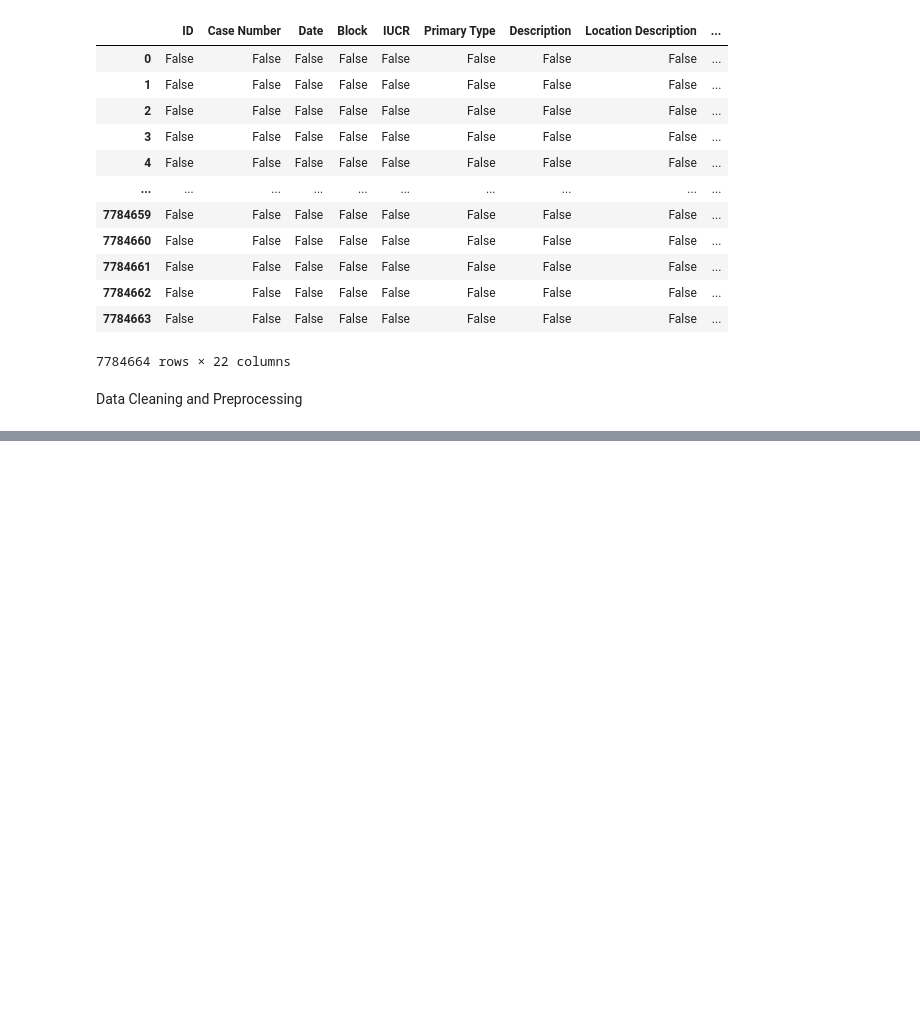
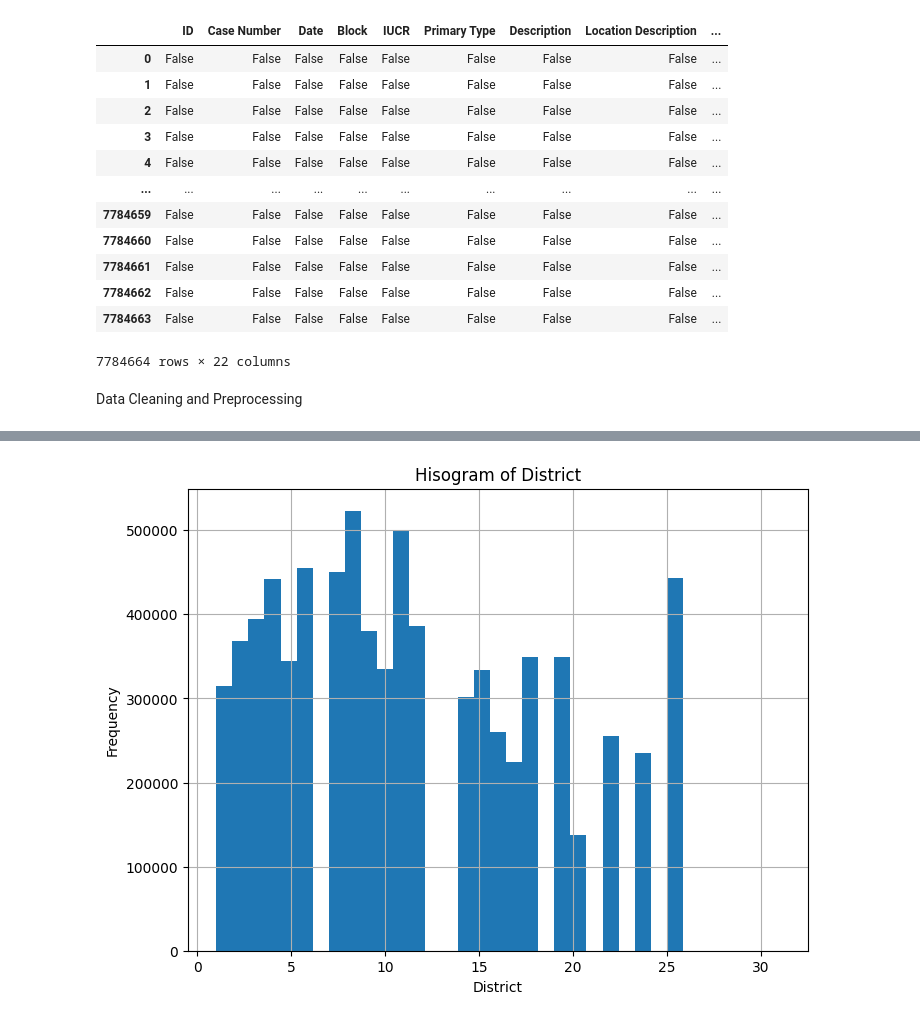
Before and after one commit to ADEOYE-MARY25/My_Task, a Jupyter notebook: week_8/adeoye_mary_task19.ipynb, the cells around one changed output, grey strips where cells are left out. Drawn from its saved outputs; the diff is of its cells as text; code cells hidden in the pictures; blank space fills up the shorter version.

```diff
--- a/week_8/adeoye_mary_task19.ipynb
+++ b/week_8/adeoye_mary_task19.ipynb
@@ -120,0 +206,12 @@ df.Date
+# %%
+# Histogram
+plt.figure(figsize=(8, 6))
+df['District'].hist(grid=True, bins=35)
+plt.title('Hisogram of District')
+plt.xlabel('District')
+plt.ylabel('Frequency')
+# plt.xticks(range(int(df['District'].min()), int(df)['District'].max() + 1, 1))
+plt.grid(True)
+plt.show()
+# %% [output]
+[figure, added]
```
Also changed, not shown: parts of 26 cells of this notebook.
